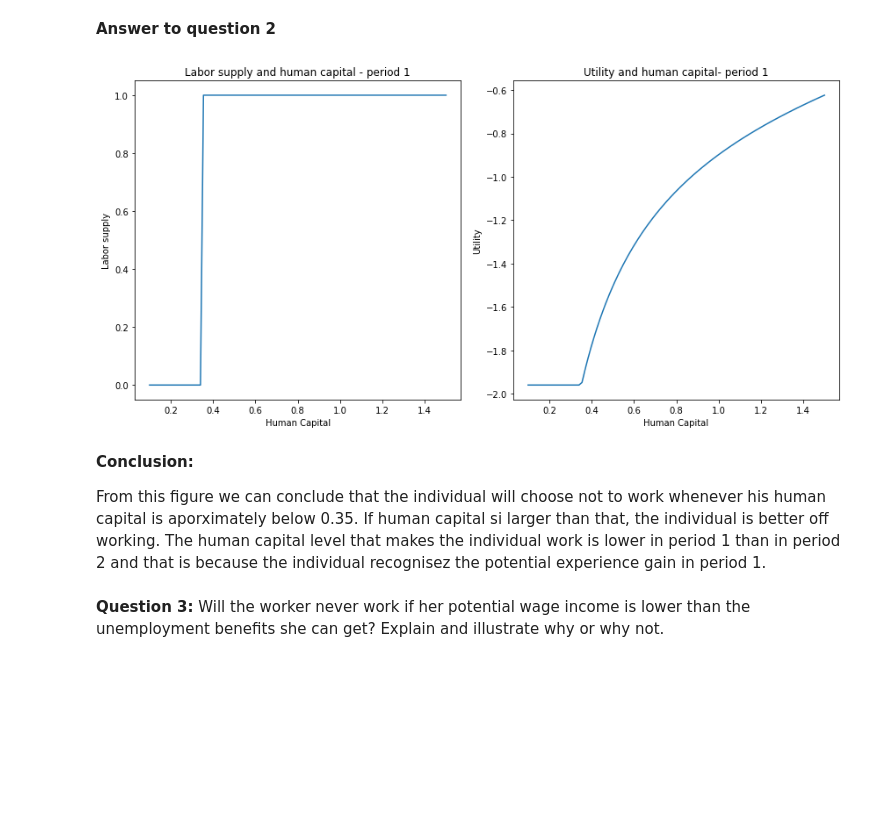
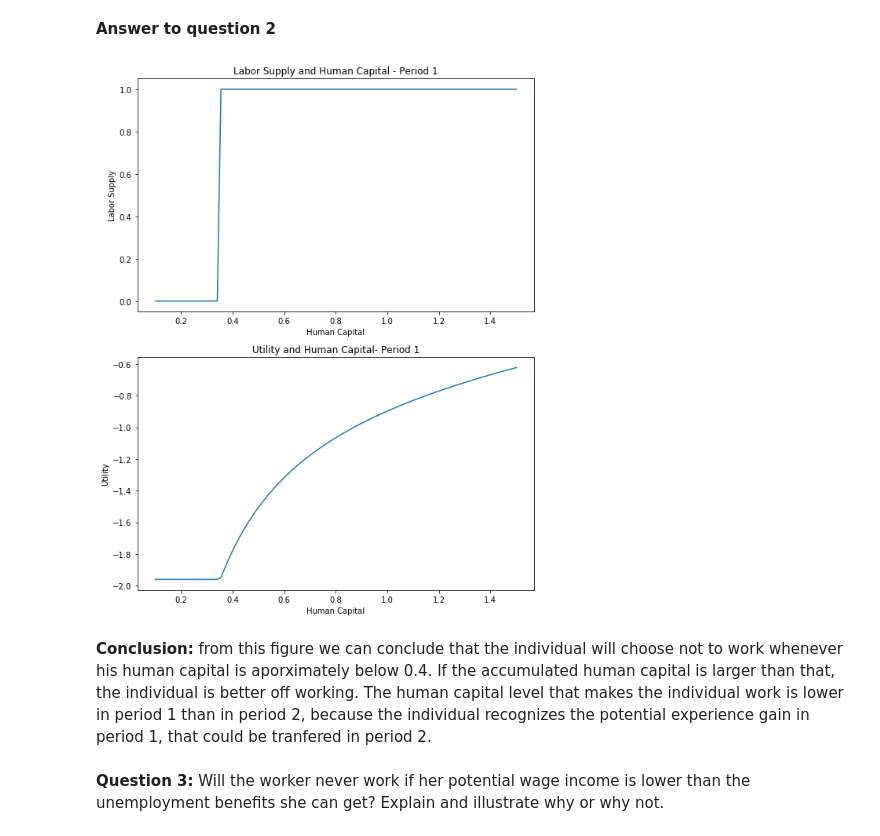
Before and after one commit to NumEconCopenhagen/projects-2019-bcg, a Jupyter notebook: examproject/exam_2019.ipynb, the cells around one changed output. Cells and saved outputs as stored; diff of their text form; code cells hidden in the pictures; blank space fills up the shorter version.

```diff
--- a/examproject/exam_2019.ipynb
+++ b/examproject/exam_2019.ipynb
@@ -143,6 +147,7 @@ def v1(h1, l1, v2_interp, Delta, w, b, rho, gamma, beta):
 **Note:** the consumer in period 2, decides whether to work or not by comparing her two utilities. If she is better by not working, then decides not to work $(l_{2}=0)$, otherwise chooses to work $(l_{2}=1)$.
 # %%
 # The solution function for period 2 is:
+
 def solve_period_2(rho, gamma, Delta):
 
     # Create the vectors for period 2
@@ -153,7 +158,7 @@ def solve_period_2(rho, gamma, Delta):
     for i, h2 in enumerate(h_vec):
 
         # Choose either l2 = 0 or l2 = 1
-        if v2(w, h2, 1, b, rho, gamma) < v2(w, h2, 0, b, rho, gamma):
+        if v2(w, h2, 1, b, rho, gamma) <= v2(w, h2, 0, b, rho, gamma):
             l2_vec[i] = 0
         else:
             l2_vec[i] = 1
@@ -207,7 +212,7 @@ def solve_period_1(rho, gamma, beta, Delta, v1, v2_interp):
 
         # The individual decides whether to work or not by comparing his utility. If he is better off not working, we will have
         # l1=0 otherwise l1=1
-        if v1(h1, 1, v2_interp, Delta, w, b, rho, gamma, beta) < v1(h1, 0, v2_interp, Delta, w, b, rho, gamma, beta):
+        if v1(h1, 1, v2_interp, Delta, w, b, rho, gamma, beta) <= v1(h1, 0, v2_interp, Delta, w, b, rho, gamma, beta):
             l1_vec[i] = 0
         else:
             l1_vec[i] = 1
@@ -215,37 +220,35 @@ def solve_period_1(rho, gamma, beta, Delta, v1, v2_interp):
         v1_vec[i] = v1(h1, l1_vec[i], v2_interp, Delta, w, b, rho, gamma, beta)
 
     return l1_vec, v1_vec
+
+# Construct interpolator
+v2_interp = interpolate.RegularGridInterpolator((h_vec,), v2_vec, bounds_error=False, fill_value=None)
 # %%
 # Solve for period 1
-
-l1_vec,v1_vec = solve_period_1(rho, gamma, beta, Delta, v1, v2_interp)
+l1_vec, v1_vec = solve_period_1(rho, gamma, beta, Delta, v1, v2_interp)
 
 # Figure
-fig = plt.figure(figsize = (12,6))
-#ax = fig.add_subplot(1,1,1)
-ax = fig.add_subplot(1,2,1)
-ax1 = fig.add_subplot(1,2,2)
+fig = plt.figure(figsize = (8,10))
+ax = fig.add_subplot(2,1,1)
+ax1 = fig.add_subplot(2,1,2)
 ax.plot(h_vec,l1_vec)
 ax1.plot(h_vec, v1_vec)
 
 
 # Labels
-
 ax.set_xlabel('Human Capital')
-ax.set_ylabel('Labor supply')
-ax.set_title('Labor supply and human capital - period 1')
+ax.set_ylabel('Labor Supply')
+ax.set_title('Labor Supply and Human Capital - Period 1')
 
 ax1.set_xlabel('Human Capital')
 ax1.set_ylabel('Utility')
-ax1.set_title('Utility and human capital- period 1')
+ax1.set_title('Utility and Human Capital- Period 1')
 
 plt.tight_layout()
 # %% [output]
-[figure, old version]
+[figure, new version]
 # %% [markdown]
-**Conclusion:**
-
-From this figure we can conclude that the individual will choose not to work whenever his human capital is aporximately below 0.35. If human capital si larger than that, the individual is better off working. The human capital level that makes the individual work is lower in period 1 than in period 2 and that is because the individual recognisez the potential experience gain in period 1.
+**Conclusion:** from this figure we can conclude that the individual will choose not to work whenever his human capital is aporximately below 0.4. If the accumulated human capital is larger than that, the individual is better off working. The human capital level that makes the individual work is lower in period 1 than in period 2, because the individual recognizes the potential experience gain in period 1, that could be tranfered in period 2.
 # %% [markdown]
 **Question 3:** Will the worker never work if her potential wage income is lower than the unemployment benefits she can get? Explain and illustrate why or why not.
 # %% [markdown]
```
Also changed, not shown: parts of 26 cells of this notebook.
